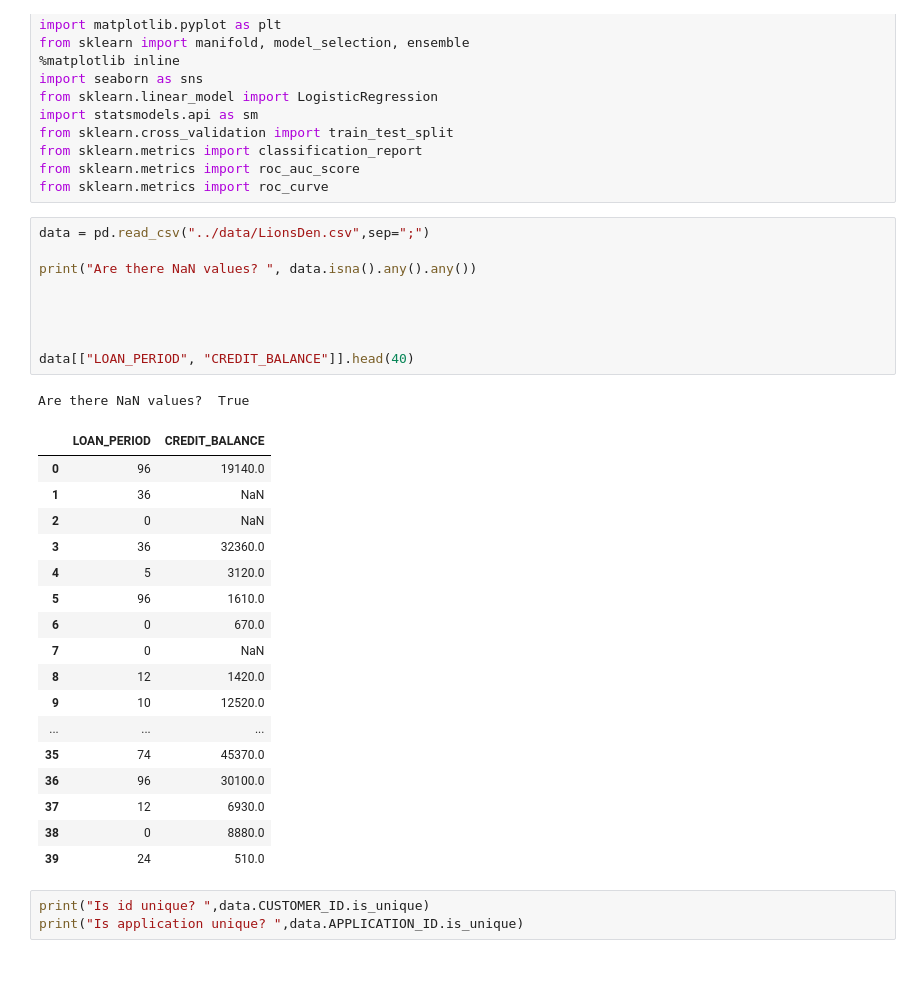
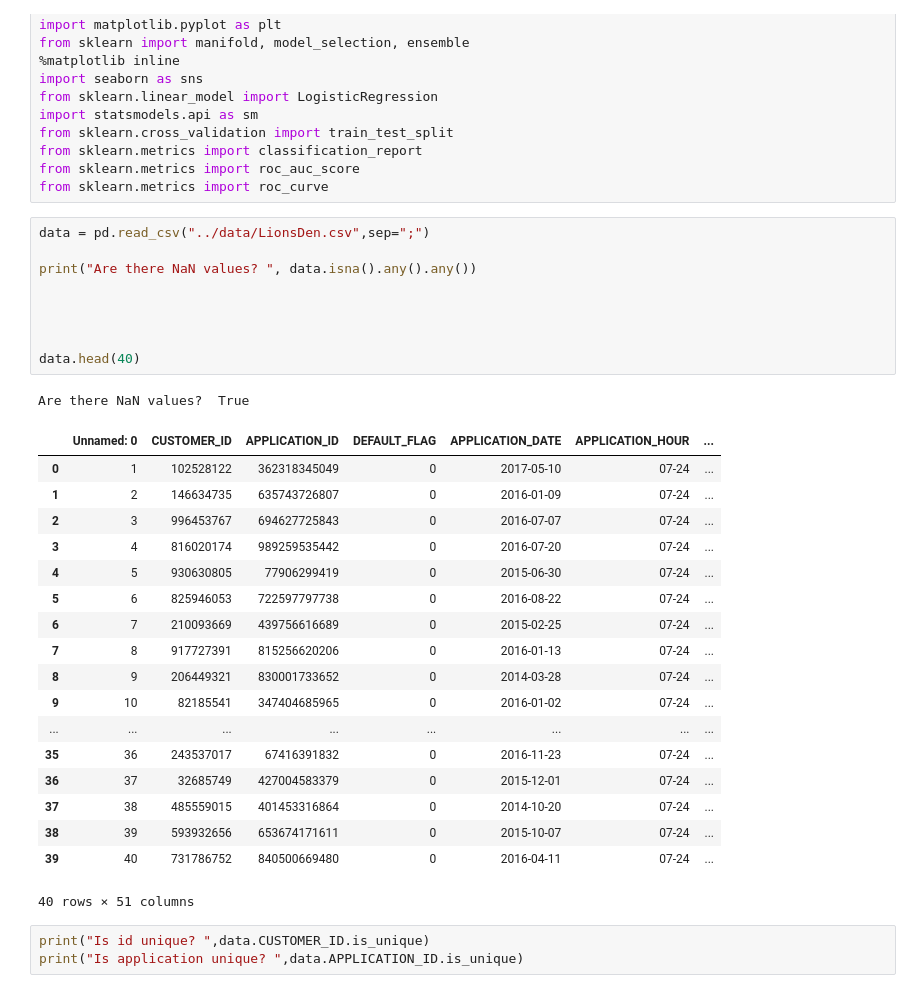
Before and after one commit to tasuki/TeamNameING, a Jupyter notebook: notebooks/Tom.ipynb, the cells around one changed output. Drawn from its saved outputs; the diff is of its cells as text.

```diff
--- a/notebooks/Tom.ipynb
+++ b/notebooks/Tom.ipynb
@@ -15,31 +15,32 @@ from sklearn.metrics import roc_curve
 # %%
 data = pd.read_csv("../data/LionsDen.csv",sep=";")
 
 print("Are there NaN values? ", data.isna().any().any())
 
 
 
 
-data[["LOAN_PERIOD", "CREDIT_BALANCE"]].head(40)
+data.head(40)
 # %% [output]
 Are there NaN values?  True
-|  | LOAN_PERIOD | CREDIT_BALANCE |
-| 0 | 96 | 19140.0 |
-| 1 | 36 | NaN |
-| 2 | 0 | NaN |
-| 3 | 36 | 32360.0 |
-| 4 | 5 | 3120.0 |
-| 5 | 96 | 1610.0 |
-| 6 | 0 | 670.0 |
-| 7 | 0 | NaN |
-| 8 | 12 | 1420.0 |
-| 9 | 10 | 12520.0 |
-| ... | ... | ... |
-| 35 | 74 | 45370.0 |
-| 36 | 96 | 30100.0 |
-| 37 | 12 | 6930.0 |
-| 38 | 0 | 8880.0 |
-| 39 | 24 | 510.0 |
+|  | Unnamed: 0 | CUSTOMER_ID | APPLICATION_ID | DEFAULT_FLAG | APPLICATION_DATE | APPLICATION_HOUR | ... |
+| 0 | 1 | 102528122 | 362318345049 | 0 | 2017-05-10 | 07-24 | ... |
+| 1 | 2 | 146634735 | 635743726807 | 0 | 2016-01-09 | 07-24 | ... |
+| 2 | 3 | 996453767 | 694627725843 | 0 | 2016-07-07 | 07-24 | ... |
+| 3 | 4 | 816020174 | 989259535442 | 0 | 2016-07-20 | 07-24 | ... |
+| 4 | 5 | 930630805 | 77906299419 | 0 | 2015-06-30 | 07-24 | ... |
+| 5 | 6 | 825946053 | 722597797738 | 0 | 2016-08-22 | 07-24 | ... |
+| 6 | 7 | 210093669 | 439756616689 | 0 | 2015-02-25 | 07-24 | ... |
+| 7 | 8 | 917727391 | 815256620206 | 0 | 2016-01-13 | 07-24 | ... |
+| 8 | 9 | 206449321 | 830001733652 | 0 | 2014-03-28 | 07-24 | ... |
+| 9 | 10 | 82185541 | 347404685965 | 0 | 2016-01-02 | 07-24 | ... |
+| ... | ... | ... | ... | ... | ... | ... | ... |
+| 35 | 36 | 243537017 | 67416391832 | 0 | 2016-11-23 | 07-24 | ... |
+| 36 | 37 | 32685749 | 427004583379 | 0 | 2015-12-01 | 07-24 | ... |
+| 37 | 38 | 485559015 | 401453316864 | 0 | 2014-10-20 | 07-24 | ... |
+| 38 | 39 | 593932656 | 653674171611 | 0 | 2015-10-07 | 07-24 | ... |
+| 39 | 40 | 731786752 | 840500669480 | 0 | 2016-04-11 | 07-24 | ... |
+40 rows × 51 columns
 # %%
 print("Is id unique? ",data.CUSTOMER_ID.is_unique)
 print("Is application unique? ",data.APPLICATION_ID.is_unique)
```
Also changed, not shown: parts of 7 cells of this notebook.
